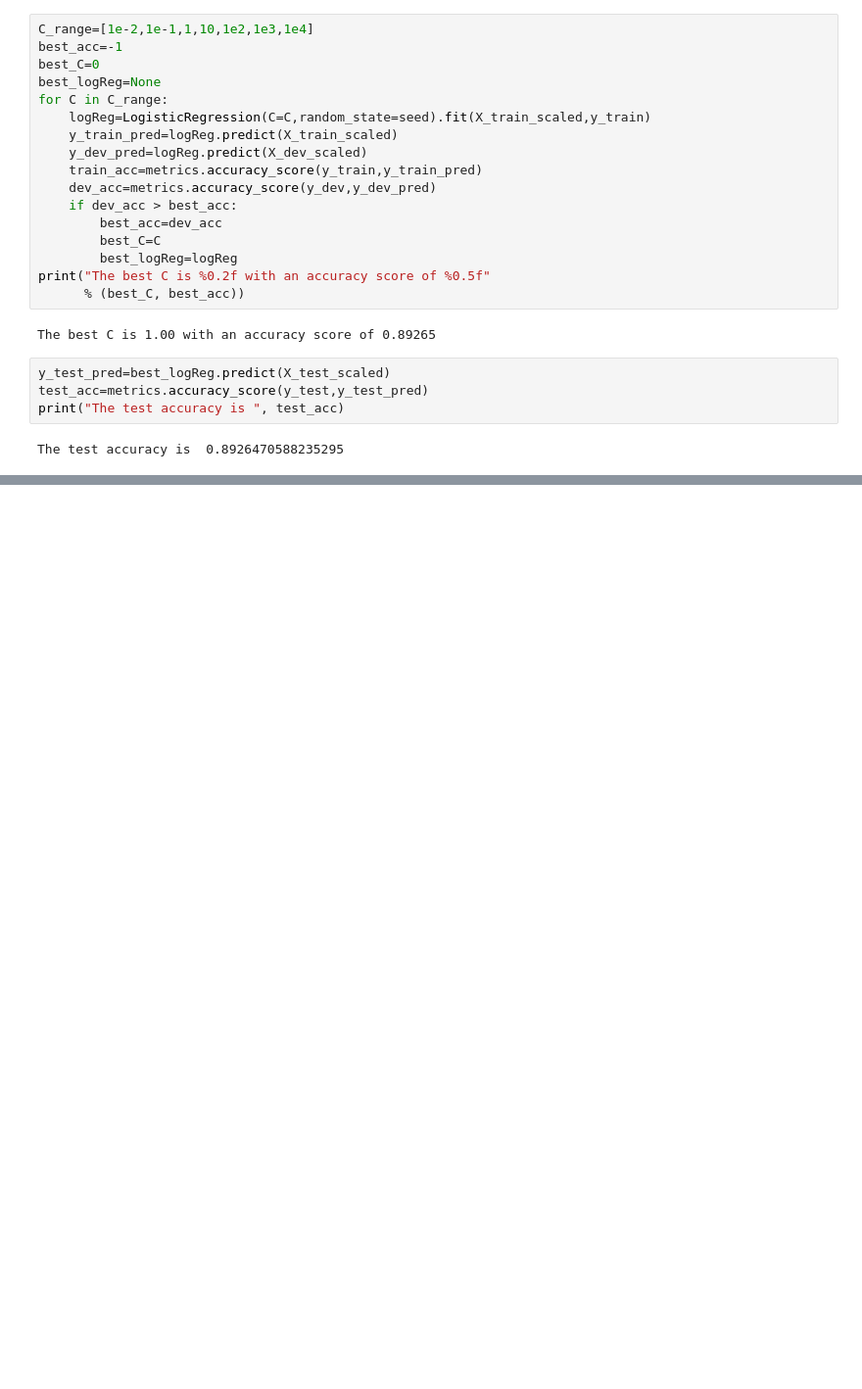
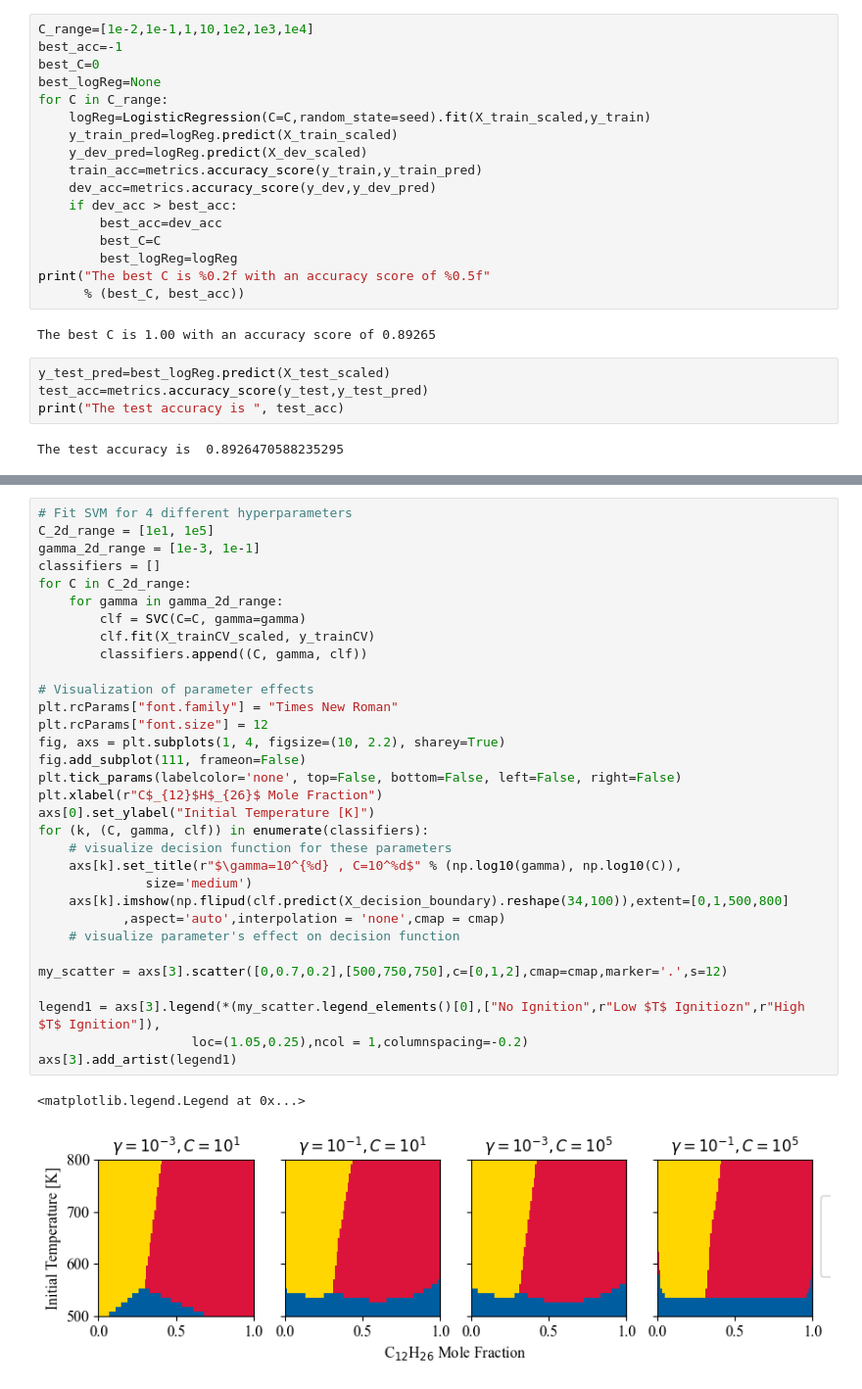
Before and after one commit to emnagrajaa/Classifying-n-Dodecane-Ignition, a Jupyter notebook: SupervisedLearning.ipynb, the cells around one changed output, grey strips where cells are left out. Shown at 98% size. Saved outputs shown, nothing was run; the diff lists cells and outputs as text; blank space fills up the shorter version.

```diff
--- a/SupervisedLearning.ipynb
+++ b/SupervisedLearning.ipynb
@@ -130,0 +184,35 @@ The test accuracy is  0.8926470588235295
+# %%
+# Fit SVM for 4 different hyperparameters
+C_2d_range = [1e1, 1e5]
+gamma_2d_range = [1e-3, 1e-1]
+classifiers = []
+for C in C_2d_range:
+    for gamma in gamma_2d_range:
+        clf = SVC(C=C, gamma=gamma)
+        clf.fit(X_trainCV_scaled, y_trainCV)
+        classifiers.append((C, gamma, clf))
+
+# Visualization of parameter effects
+plt.rcParams["font.family"] = "Times New Roman"
+plt.rcParams["font.size"] = 12
+fig, axs = plt.subplots(1, 4, figsize=(10, 2.2), sharey=True)
+fig.add_subplot(111, frameon=False)
+plt.tick_params(labelcolor='none', top=False, bottom=False, left=False, right=False)
+plt.xlabel(r"C$_{12}$H$_{26}$ Mole Fraction")
+axs[0].set_ylabel("Initial Temperature [K]")
+for (k, (C, gamma, clf)) in enumerate(classifiers):
+    # visualize decision function for these parameters
+    axs[k].set_title(r"$\gamma=10^{%d} , C=10^%d$" % (np.log10(gamma), np.log10(C)),
+              size='medium')
+    axs[k].imshow(np.flipud(clf.predict(X_decision_boundary).reshape(34,100)),extent=[0,1,500,800]
+           ,aspect='auto',interpolation = 'none',cmap = cmap)
+    # visualize parameter's effect on decision function
+
+my_scatter = axs[3].scatter([0,0.7,0.2],[500,750,750],c=[0,1,2],cmap=cmap,marker='.',s=12)
+
+legend1 = axs[3].legend(*(my_scatter.legend_elements()[0],["No Ignition",r"Low $T$ Ignitiozn",r"High $T$ Ignition"]),
+                    loc=(1.05,0.25),ncol = 1,columnspacing=-0.2)
+axs[3].add_artist(legend1)
+# %% [output]
+<matplotlib.legend.Legend at 0x...>
+[figure, added]
```
Also changed, not shown: parts of 5 cells of this notebook.
